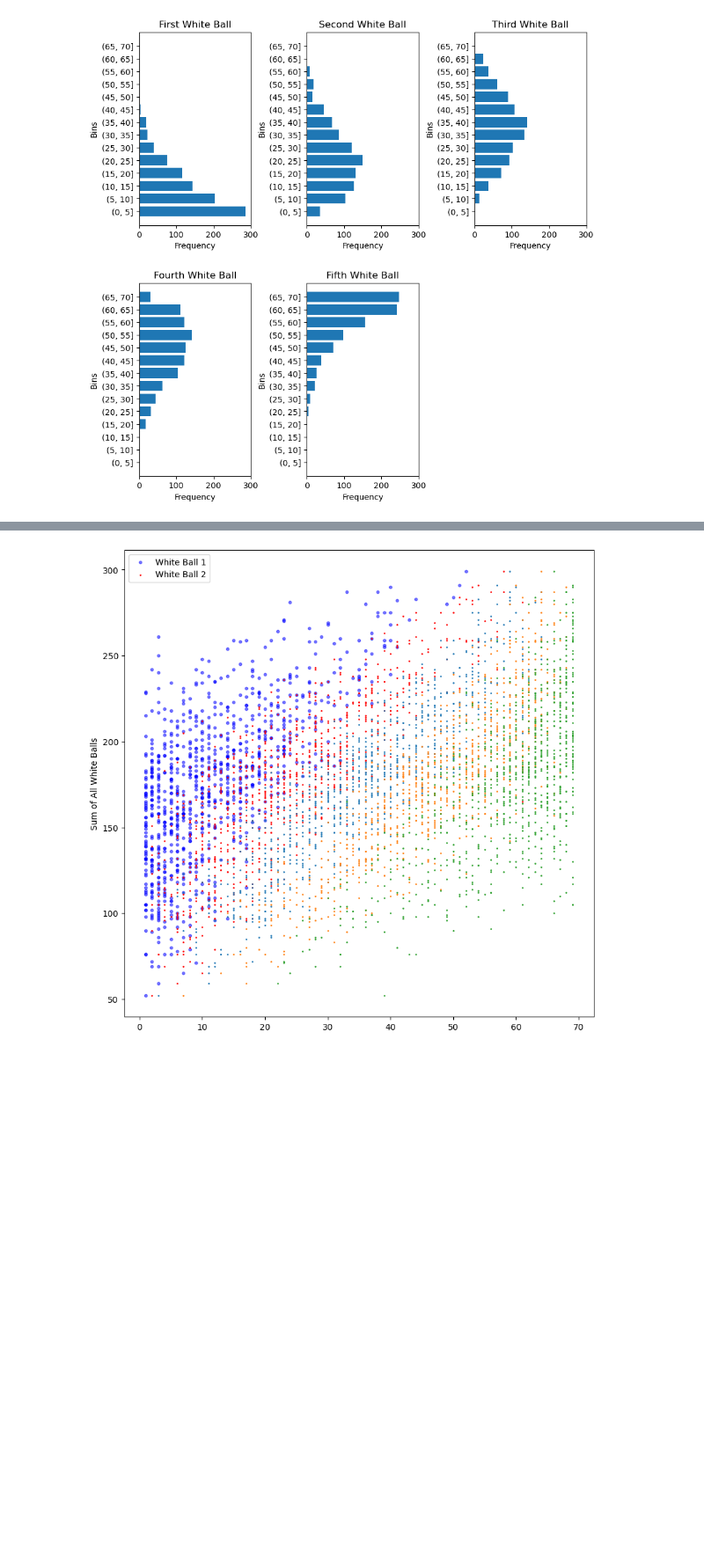
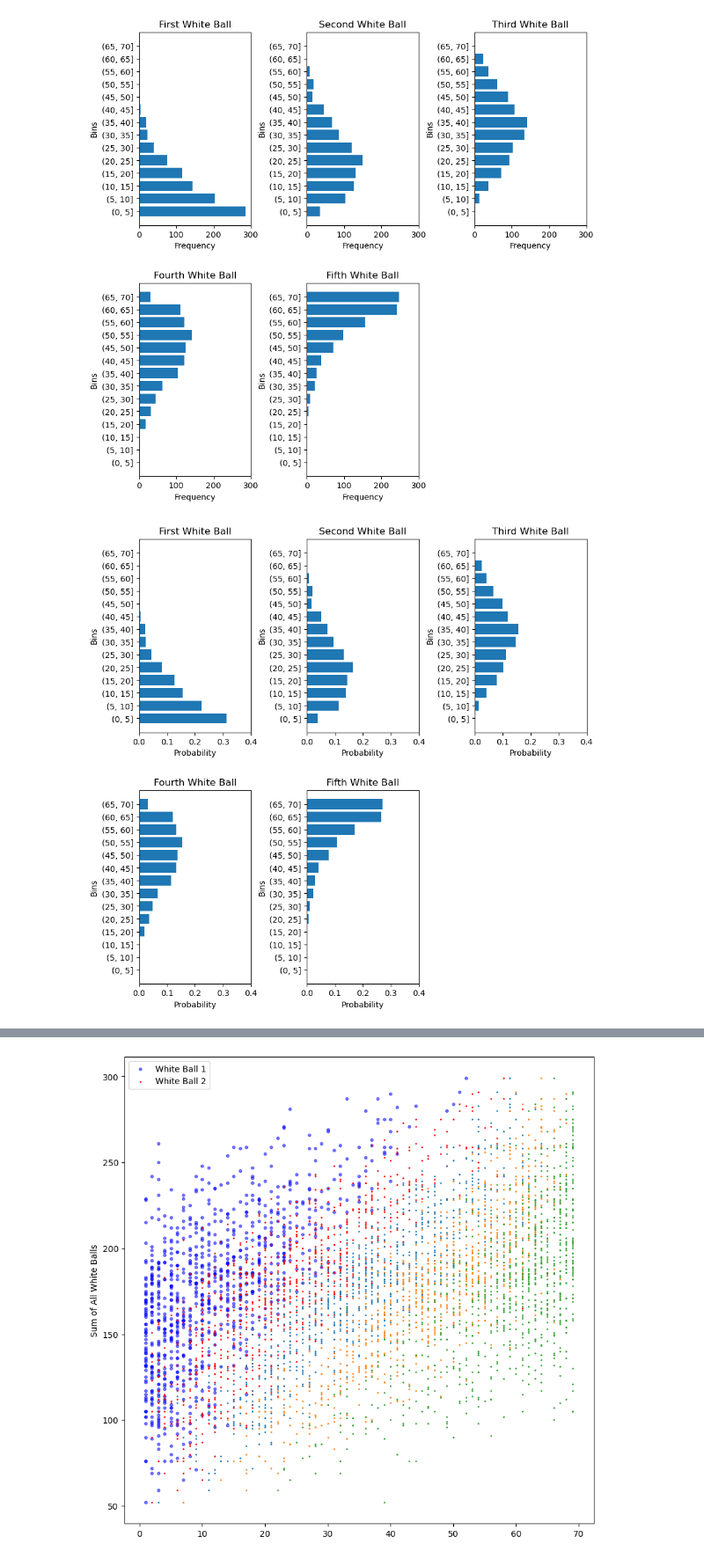
Before and after one commit to thejjserg/lottery-analysis, a Jupyter notebook: lottery-analysis.ipynb, the cells around one changed output, grey strips where cells are left out. Shown at 88% size. Drawn from its saved outputs; the diff is of its cells as text; code cells hidden in the pictures; blank space fills up the shorter version.

```diff
--- a/lottery-analysis.ipynb
+++ b/lottery-analysis.ipynb
@@ -1060,9 +1060,12 @@ lottery.head()
 # %%
 # Binning the White Numbers
 bins = list(filter(lambda x: x % 5 == 0, range(71)))
+bins_list = ["(0, 5]", "(5, 10]", "(10, 15]", "(15, 20]", "(20, 25]",
+             "(25, 30]", "(30, 35]", "(35, 40]", "(40, 45]", "(45, 50]",
+             "(50, 55]", "(55, 60]", "(60, 65]", "(65, 70]"]
 
-lottery["First Winning Number Binned"] = pd.cut(lottery["First Winning Number"], bins)
-lottery["Second Winning Number Binned"] = pd.cut(lottery["Second Winning Number"], bins)
-lottery["Third Winning Number Binned"] = pd.cut(lottery["Third Winning Number"], bins)
-lottery["Fourth Winning Number Binned"] = pd.cut(lottery["Fourth Winning Number"], bins)
-lottery["Fifth Winning Number Binned"] = pd.cut(lottery["Fifth Winning Number"], bins)
+lottery["First Winning Number Binned"] = pd.cut(lottery["First Winning Number"], bins, labels = bins_list)
+lottery["Second Winning Number Binned"] = pd.cut(lottery["Second Winning Number"], bins, labels = bins_list)
+lottery["Third Winning Number Binned"] = pd.cut(lottery["Third Winning Number"], bins, labels = bins_list)
+lottery["Fourth Winning Number Binned"] = pd.cut(lottery["Fourth Winning Number"], bins, labels = bins_list)
+lottery["Fifth Winning Number Binned"] = pd.cut(lottery["Fifth Winning Number"], bins, labels = bins_list)
@@ -1140,3 +1139,54 @@ plt.show()
 plt.close()
 # %% [output]
 [figure]
+# %%
+# Create a Bar Graph of the Binned White Balls
+fig = plt.figure(figsize = (10, 10))
+plt.subplots_adjust(hspace = 0.3, wspace = 0.5)
+
+
+# First Plot
+ax1 = fig.add_subplot(2, 3, 1)
+plt.barh(bins_list, binned_lottery_probability["First Winning Number Binned"])
+plt.title("First White Ball")
+plt.xlabel("Probability")
+plt.ylabel("Bins")
+plt.xlim(0, 0.4)
+
+# Second Plot
+ax2 = fig.add_subplot(2, 3, 2)
+plt.barh(bins_list, binned_lottery_probability["Second Winning Number Binned"])
+plt.title("Second White Ball")
+plt.xlabel("Probability")
+plt.ylabel("Bins")
+plt.xlim(0, 0.4)
+
+# Third Plot
+ax3 = fig.add_subplot(2, 3, 3)
+plt.barh(bins_list, binned_lottery_probability["Third Winning Number Binned"])
+plt.title("Third White Ball")
+plt.xlabel("Probability")
+plt.ylabel("Bins")
+plt.xlim(0, 0.4)
+
+# Fourth Plot
+ax4 = fig.add_subplot(2, 3, 4)
+plt.barh(bins_list, binned_lottery_probability["Fourth Winning Number Binned"])
+plt.title("Fourth White Ball")
+plt.xlabel("Probability")
+plt.ylabel("Bins")
+plt.xlim(0, 0.4)
+
+# Fifth Plot
+ax5 = fig.add_subplot(2, 3, 5)
+plt.barh(bins_list, binned_lottery_probability["Fifth Winning Number Binned"])
+plt.title("Fifth White Ball")
+plt.xlabel("Probability")
+plt.ylabel("Bins")
+plt.xlim(0, 0.4)
+
+# Show and Close the Plot
+plt.show()
+plt.close()
+# %% [output]
+[figure, added]
```
Also changed, not shown: parts of 12 cells of this notebook.
